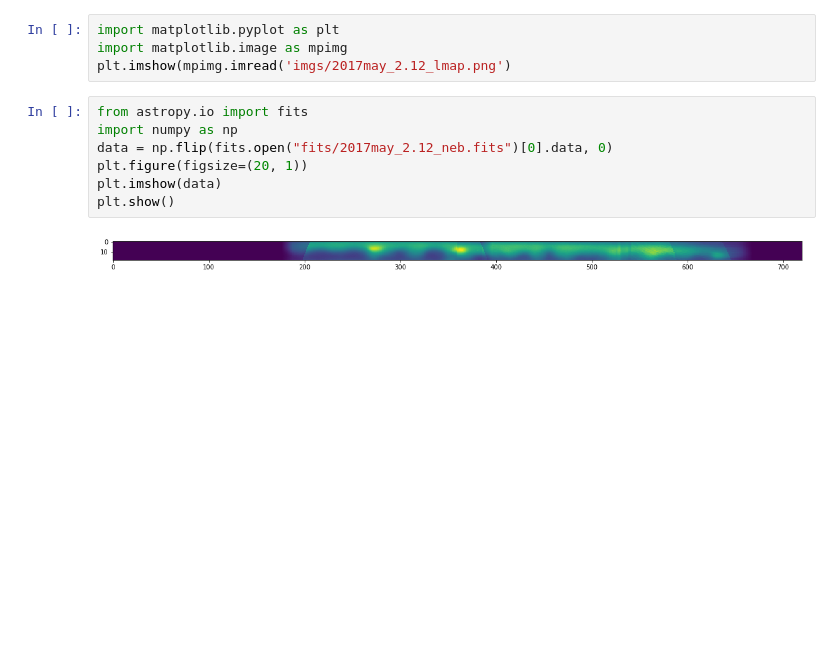
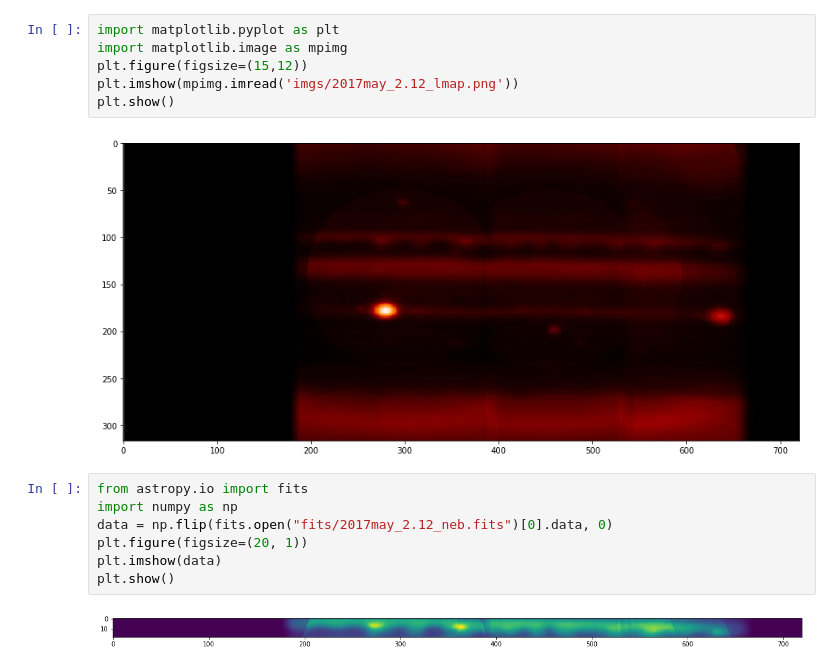
Before and after one commit to joheenc/NEB_infrared_waves, a Jupyter notebook: 2017may_2.12um.ipynb, the cells around one changed output. Cells and saved outputs as stored; diff of their text form; blank space fills up the shorter version.

```diff
--- a/2017may.ipynb
+++ b/2017may_2.12um.ipynb
@@ -1,7 +1,11 @@
 # %%
 import matplotlib.pyplot as plt
 import matplotlib.image as mpimg
-plt.imshow(mpimg.imread('imgs/2017may_2.12_lmap.png')
+plt.figure(figsize=(15,12))
+plt.imshow(mpimg.imread('imgs/2017may_2.12_lmap.png'))
+plt.show()
+# %% [output]
+[figure, added]
 # %%
 from astropy.io import fits
 import numpy as np
```
Also changed, not shown: parts of 6 cells of this notebook, 3 other files.
